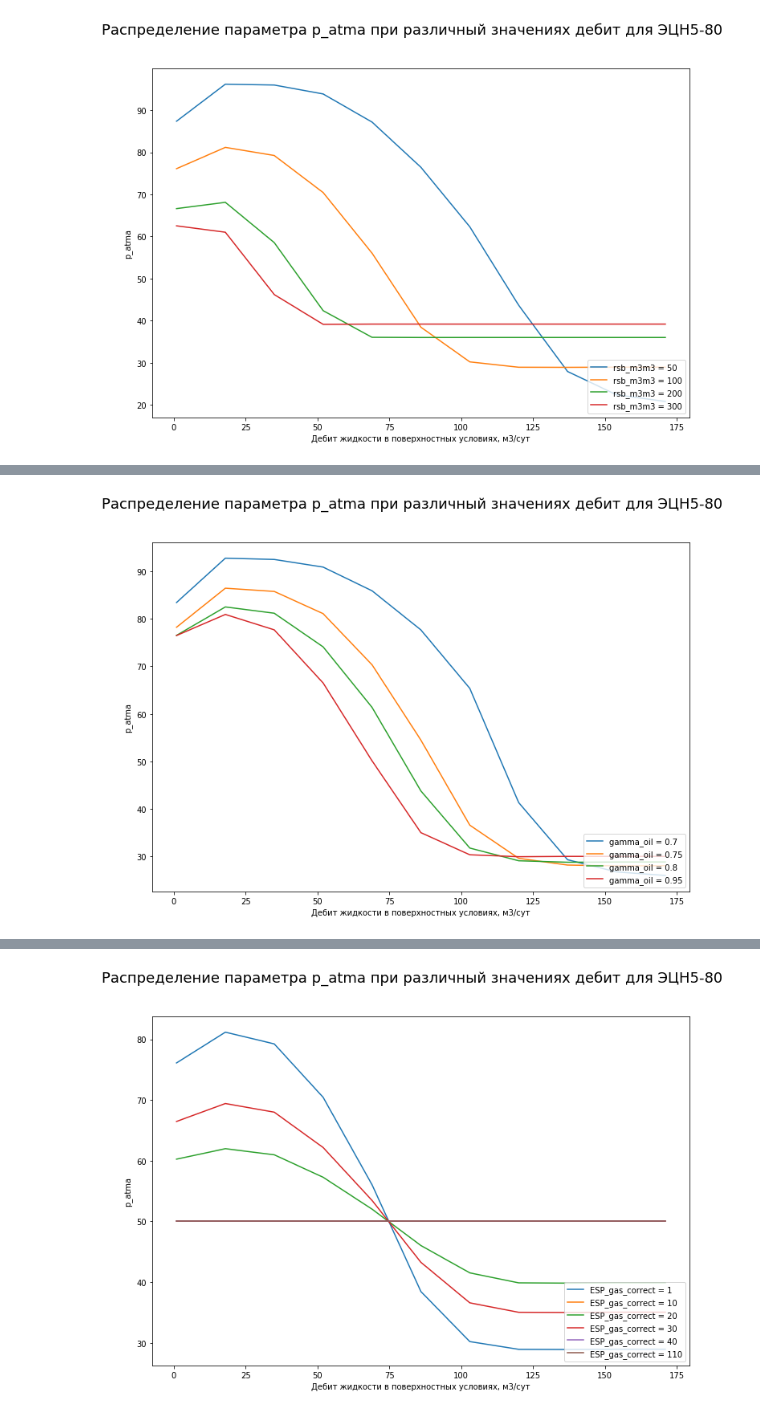
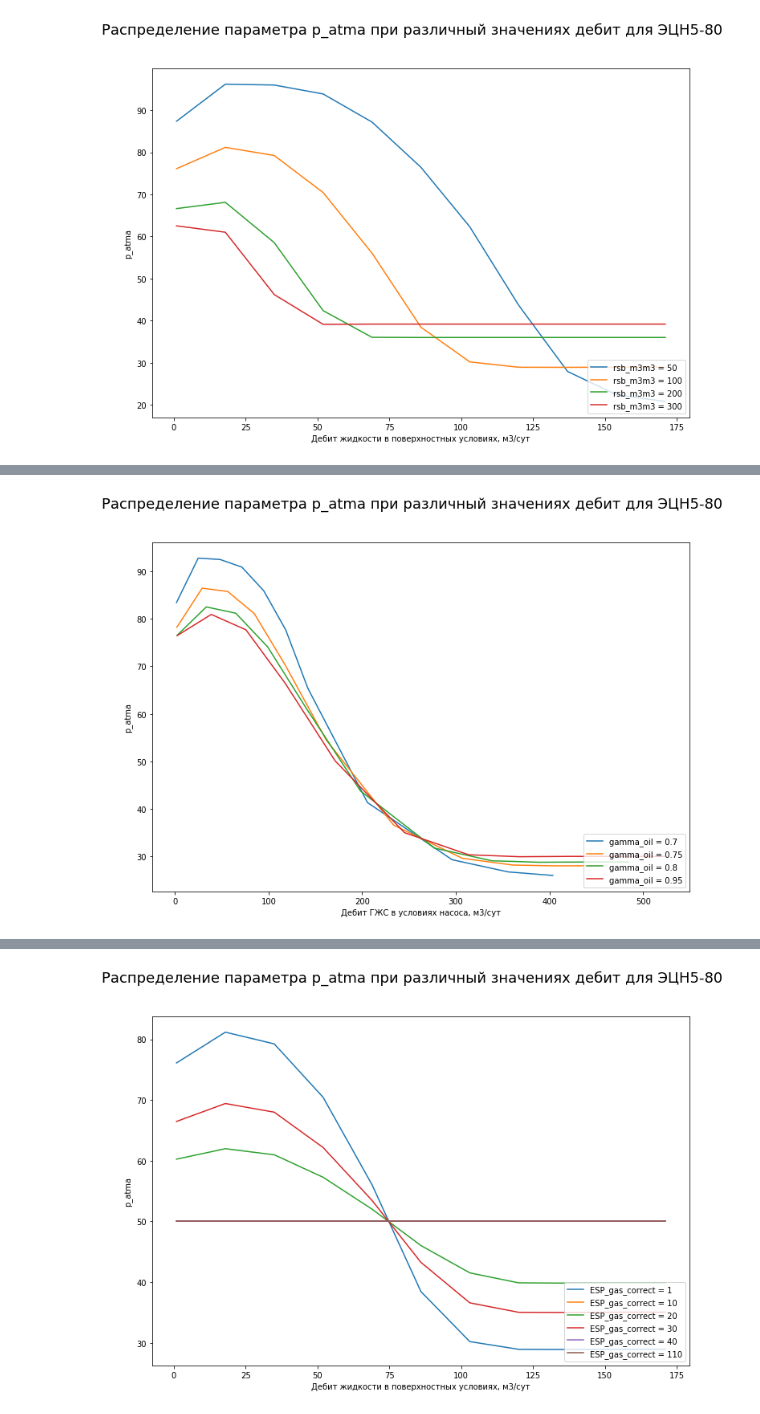
Before and after one commit to unifloc/unifloc_vba, a Jupyter notebook: examples_python/ex074.ESP_inside.ipynb, the cells around one changed output, grey strips where cells are left out. Drawn from its saved outputs; the diff is of its cells as text; code cells hidden in the pictures.

```diff
--- a/examples_python/ex074.ESP_inside.ipynb
+++ b/examples_python/ex074.ESP_inside.ipynb
@@ -188,7 +188,7 @@ plt.show()
 # Анализ напорной кривой при перекачке многофазной смеси
 # %%
 def sense_curve(esp_data, pvt_str_data, parameter_sense, range_sense,
-                pvt_edit=False, parameter_to_plot='p_atma', qliq_mult_from_max=1):
+                pvt_edit=False, parameter_to_plot='p_atma', qliq_mult_from_max=1, use_q_mix=False, result_value_type=1):
     fig = plt.figure()
     for i in range_sense:
         if pvt_edit:
@@ -200,17 +200,35 @@ def sense_curve(esp_data, pvt_str_data, parameter_sense, range_sense,
         this_qmax_m3day = UniflocVBA.ESP_rate_max_sm3day(esp_data["freq_Hz"], esp_data["pump_id"], 1)
         this_result_list = []
         this_q_liq_range = list(range(1, int(this_qmax_m3day * qliq_mult_from_max),  int(this_qmax_m3day/10)))
+        this_q_mix_range = []
         for j in this_q_liq_range:
             esp_data['qliq_sm3day'] = j
             vba_result = UniflocVBA.ESP_p_atma(**esp_data)
             r = covert_vba_result(vba_result,2)
-            this_value = r[parameter_to_plot].values[-1]
+            if result_value_type == 0:
+                this_value = r[parameter_to_plot].values[0]
+            elif result_value_type == 1:
+                this_value = r[parameter_to_plot].values[-1]
+            else:
+                this_value = (r[parameter_to_plot].values[0] + r[parameter_to_plot].values[-1])/2
+
             this_result_list.append(this_value)
 
+            q_mix_m3day_in = r['qmix_rm3day'].values[0]
+            q_mix_m3day_out = r['qmix_rm3day'].values[-1]
+            q_mix_mean = (q_mix_m3day_in + q_mix_m3day_out) / 2
+            this_q_mix_range.append(q_mix_mean)
 
-        plt.plot(this_q_liq_range, this_result_list, label = f"{parameter_sense} = {i}")
+
+        if use_q_mix:
+            plt.plot(this_q_mix_range, this_result_list, label = f"{parameter_sense} = {i}")
+        else:
+            plt.plot(this_q_liq_range, this_result_list, label = f"{parameter_sense} = {i}")
     plt.legend(loc='lower right')
-    plt.xlabel("Дебит жидкости в поверхностных условиях, м3/сут")
+    if use_q_mix:
+        plt.xlabel("Дебит ГЖС в условиях насоса, м3/сут")
+    else:
+        plt.xlabel("Дебит жидкости в поверхностных условиях, м3/сут")
     plt.ylabel(parameter_to_plot)
     fig.suptitle(f"Распределение параметра {parameter_to_plot} при различный значениях дебит для "
                  f"{UniflocVBA.ESP_name(esp_data['pump_id'])}", fontsize = 18)
@@ -254,5 +278,5 @@ sense_curve(esp_data.copy(), pvt_str_data.copy(), 'rsb_m3m3', [50, 100, 200, 300
 # %%
-sense_curve(esp_data.copy(), pvt_str_data.copy(), 'gamma_oil', [0.7, 0.75, 0.8, 0.95], True, 'p_atma')
+sense_curve(esp_data.copy(), pvt_str_data.copy(), 'gamma_oil', [0.7, 0.75, 0.8, 0.95], True, 'p_atma', use_q_mix=True)
 # %% [output]
-[figure, old version]
+[figure, new version]
 # %%
```
Also changed, not shown: parts of 14 cells of this notebook.
